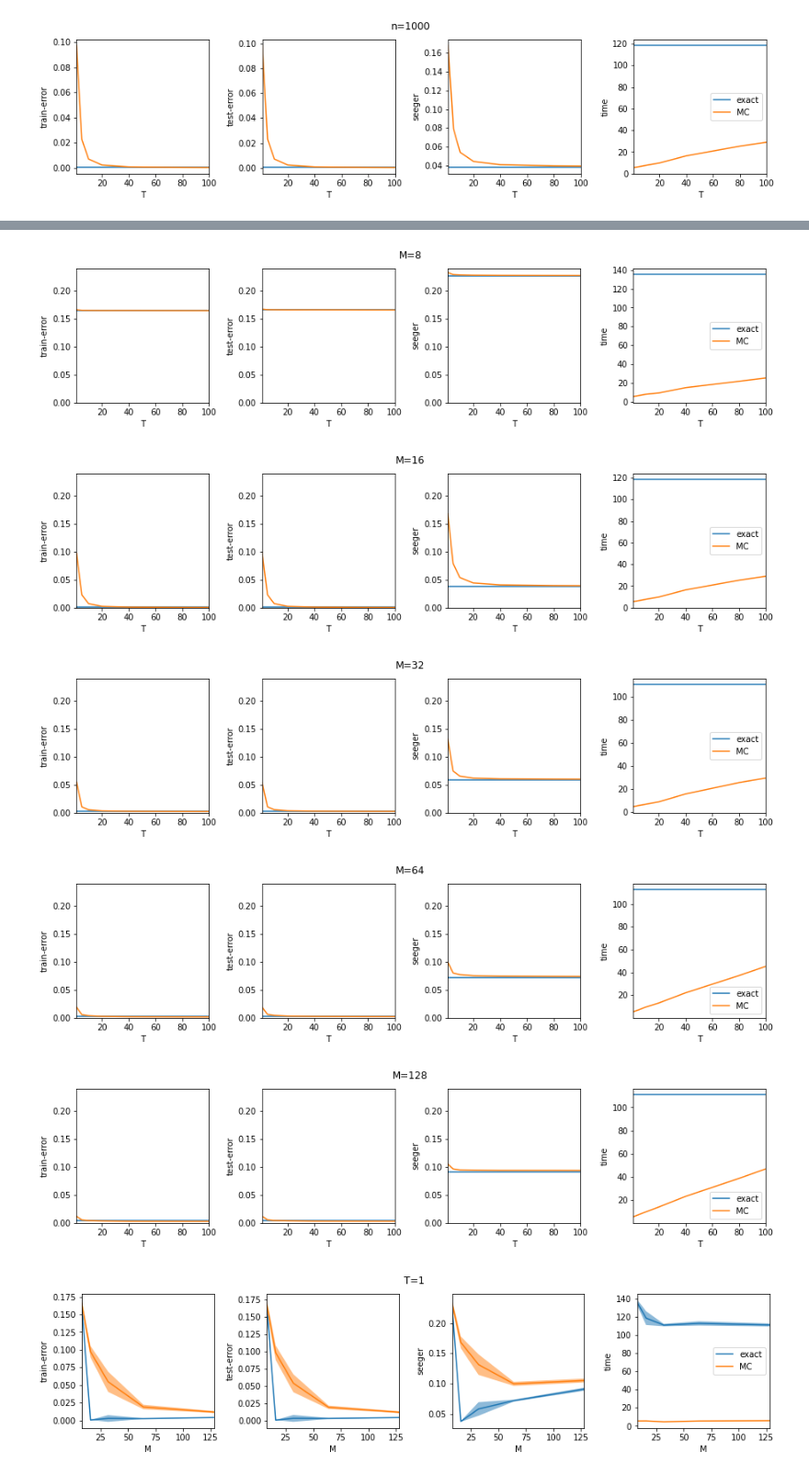
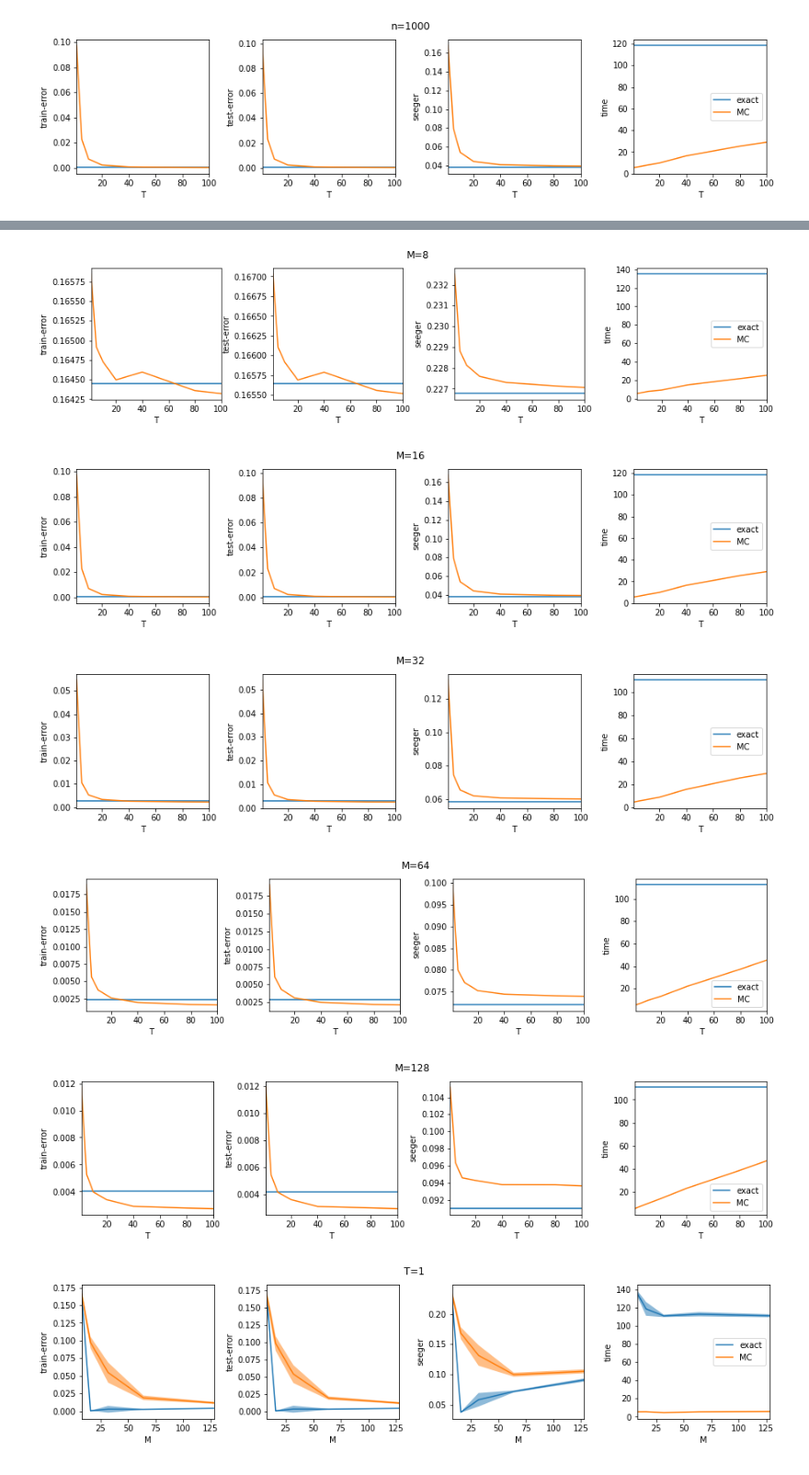
Before and after one commit to vzantedeschi/StocMV, a Jupyter notebook: notebooks/exact-vs-MC.ipynb, the cells around one changed output, grey strips where cells are left out. Shown at 92% size. Saved outputs shown, nothing was run; the diff lists cells and outputs as text; code cells hidden in the pictures.

```diff
--- a/notebooks/exact-vs-MC.ipynb
+++ b/notebooks/exact-vs-MC.ipynb
@@ -179,38 +179,38 @@ for m in ms:
 # %%
 b = "seeger"
 
 for m in ms:
     plt.figure(figsize=(15,3))
 
     for j, e in enumerate(["train-error", "test-error", b, "time"]):
         ax = plt.subplot(141 + j)
 
         plt.plot(ts, [results[m]["exact"][e][0]] * len(ts), label="exact")
 #         plt.fill_between(ts, [results[n]["exact"][e][0] - results[n]["exact"][e][1]] * len(ts), [results[n]["exact"][e][0] + results[n]["exact"][e][1]] * len(ts), alpha=0.5)
 
         y = np.array([results[m]["MC"][t][e][0] for t in ts])
         err = np.array([results[m]["MC"][t][e][1] for t in ts])
 
         plt.plot(ts, y, label="MC")
 #         plt.fill_between(ts, y-err, y+err, alpha=0.5)
 
         plt.xlim(min(ts), max(ts))
         plt.ylabel(e)
         plt.xlabel("T")
-        if e in ["train-error", "test-error", b]:
-            plt.ylim(0, 0.24)
+#         if e in ["train-error", "test-error", b]:
+#             plt.ylim(0, 0.24)
 
     plt.suptitle(f"M={m*4}")
     plt.subplots_adjust(wspace=0.4)
     plt.legend()
 
     plt.savefig(f"moons-n={n}-M={m}-all-T.pdf", bbox_inches="tight")
 # %% [output]
-[figure, old version]
+[figure, new version]
-[figure, old version]
+[figure, new version]
-[figure, old version]
+[figure, new version]
-[figure, old version]
+[figure, new version]
-[figure, old version]
+[figure, new version]
 # %%
 b = "seeger"
 
```
Also changed, not shown: parts of 2 cells of this notebook, 11 other files.
